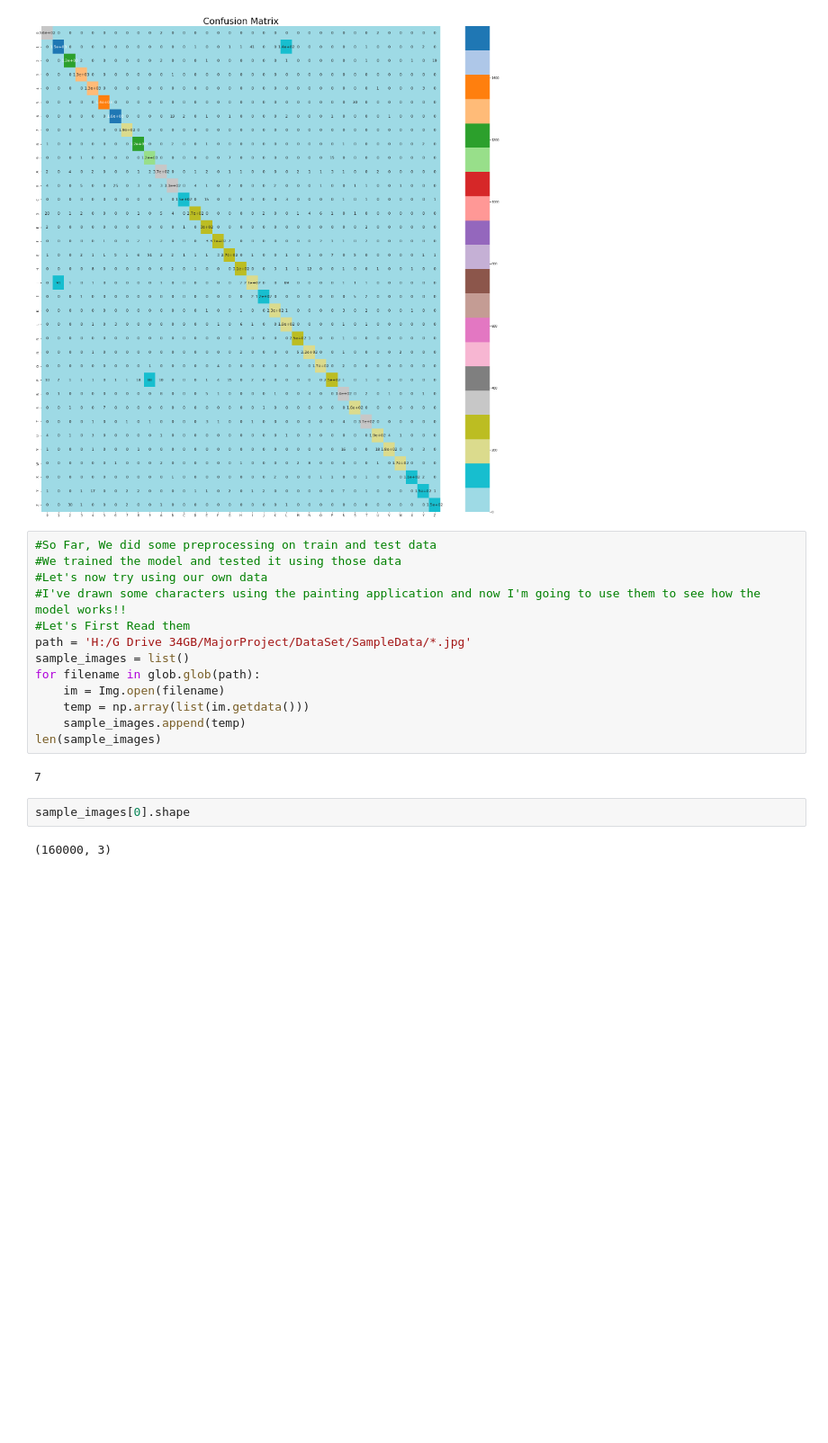
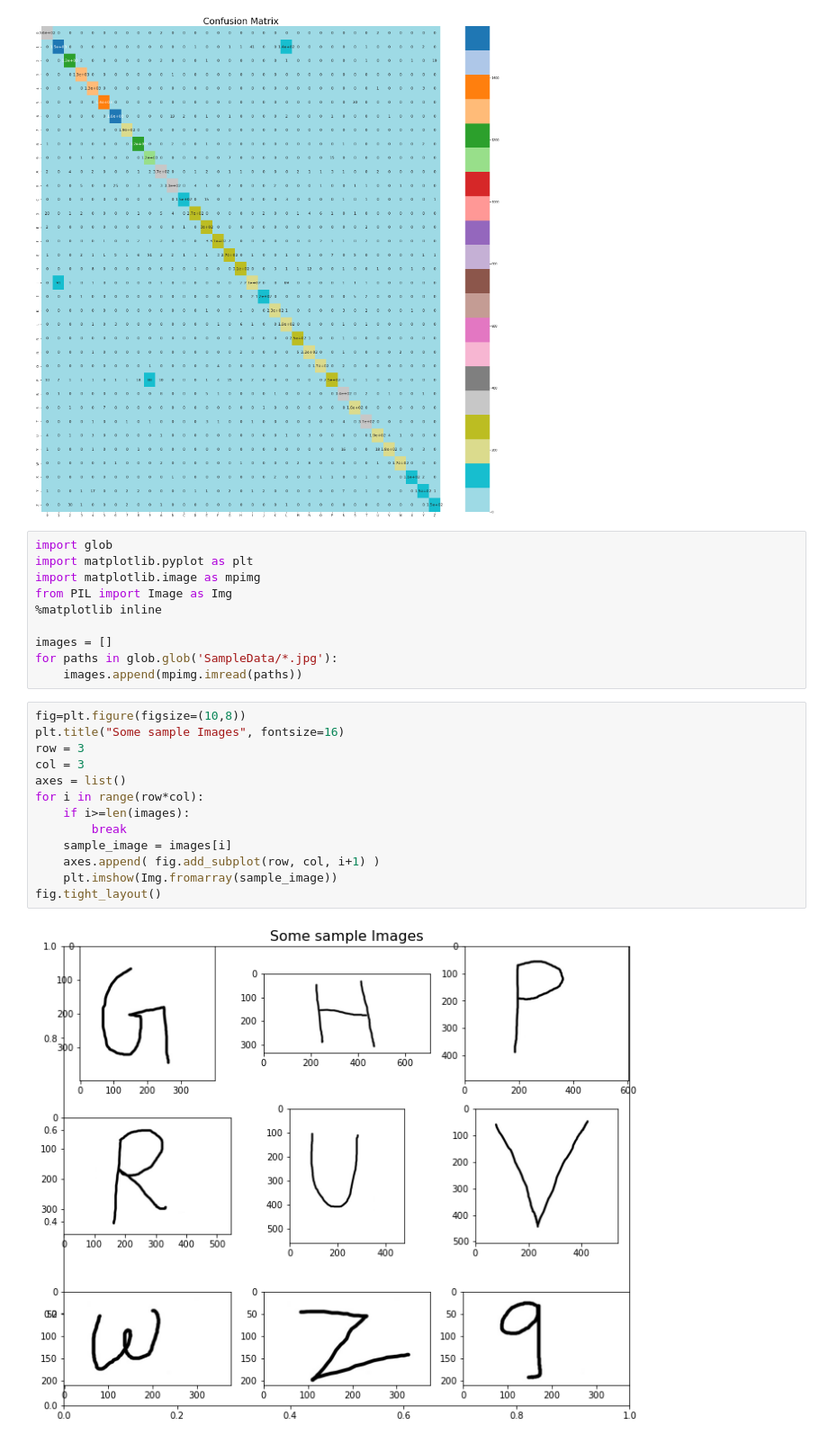
Before and after one commit to bkhyat/OCR-using-CNN, a Jupyter notebook: CNN_Notebook.ipynb, the cells around one changed output. Shown at 90% size. Drawn from its saved outputs; the diff is of its cells as text; blank space fills up the shorter version.

Commit message:
Update CNN_Notebook.ipynb
Finally added the predictions for own written characters

```diff
--- a/CNN_Notebook.ipynb
+++ b/CNN_Notebook.ipynb
@@ -562,22 +562,28 @@ sns.heatmap(df_cm, annot=True, annot_kws={"size": 13}, cmap='tab20_r')
 # %% [output]
 <matplotlib.axes._subplots.AxesSubplot at 0x...>
 [figure]
-# %%
-#So Far, We did some preprocessing on train and test data
-#We trained the model and tested it using those data
-#Let's now try using our own data
-#I've drawn some characters using the painting application and now I'm going to use them to see how the model works!!
-#Let's First Read them
-path = 'H:/G Drive 34GB/MajorProject/DataSet/SampleData/*.jpg'
-sample_images = list()
-for filename in glob.glob(path):
-    im = Img.open(filename)
-    temp = np.array(list(im.getdata()))
-    sample_images.append(temp)
-len(sample_images)
-# %% [output]
-7
-# %%
-sample_images[0].shape
-# %% [output]
-(160000, 3)
+# %%
+import glob
+import matplotlib.pyplot as plt
+import matplotlib.image as mpimg
+from PIL import Image as Img
+%matplotlib inline
+
+images = []
+for paths in glob.glob('SampleData/*.jpg'):
+    images.append(mpimg.imread(paths))
+# %%
+fig=plt.figure(figsize=(10,8))
+plt.title("Some sample Images", fontsize=16)
+row = 3
+col = 3
+axes = list()
+for i in range(row*col):
+    if i>=len(images):
+        break
+    sample_image = images[i]
+    axes.append( fig.add_subplot(row, col, i+1) )
+    plt.imshow(Img.fromarray(sample_image))
+fig.tight_layout()
+# %% [output]
+[figure, added]
```
Also changed, not shown: parts of 3 cells of this notebook.
